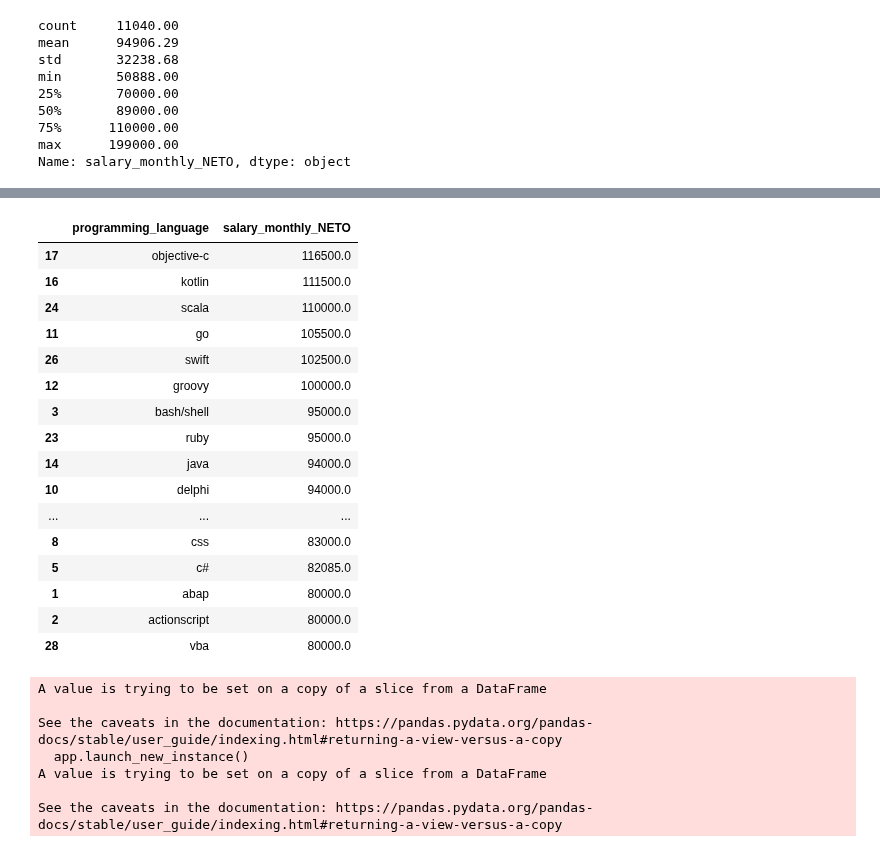
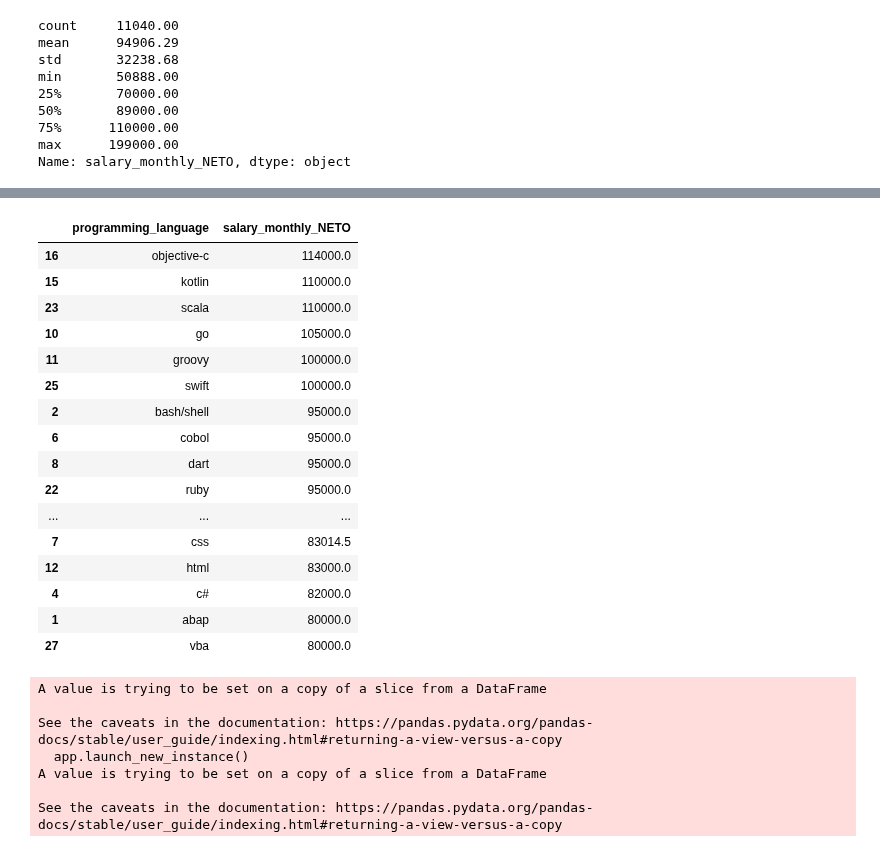
Before and after one commit to pablonicolasr/diplodatos-ayvd-2022-grupo32, a Jupyter notebook: diplodatos_ayvd_entregable1_parte1_v1.ipynb, the cells around one changed output, grey strips where cells are left out. Cells and saved outputs as stored; diff of their text form; code cells hidden in the pictures.

```diff
--- a/diplodatos_ayvd_entregable1_parte1_v1.ipynb
+++ b/diplodatos_ayvd_entregable1_parte1_v1.ipynb
@@ -191,5 +300,5 @@ def delete_nan_values(df, relevant_columns):
   return df
 # %%
-df2 = delete_nan_values(df, relevant_columns)
+df2 = clean_dataframe(df, salary_COL)
 df2[:5]
 # %% [output]
@@ -221,6 +368,10 @@ Las siguientes celdas de código separan estos lenguajes de programación y cuen
 
 No es necesario entender este código en profundidad, aunque sí es un buen ejercicio.
 # %%
+relevant_columns = ['tools_programming_languages', 'salary_monthly_NETO', 'salary_monthly_BRUTO']
+
+df3 = df2.copy()
+df3 = df3[relevant_columns]
 # Convert the comma-separated string of languages to a list of string.
 # Remove 'ninguno de los anteriores' option, spaces and training commas.
 def split_languages(languages_str):
@@ -235,7 +386,7 @@ def split_languages(languages_str):
           for lang in languages_str.split()]
 
 # Create a new column with the list of languages
-df2.loc[:, 'cured_programming_languages'] = df2.tools_programming_languages\
+df3.loc[:, 'cured_programming_languages'] = df3.tools_programming_languages\
     .apply(split_languages)
 if 'cured_programming_languages' not in relevant_columns:
     relevant_columns.append('cured_programming_languages')
@@ -244,10 +395,10 @@ if 'cured_programming_languages' not in relevant_columns:
 # mentioned in the response.
 # We only include in df_lang the columns we are going to analyze later, so we
 # don't duplicate innecesary information.
-df_lang = df2.cured_programming_languages\
+df_lang = df3.cured_programming_languages\
     .apply(pd.Series).stack()\
     .reset_index(level=-1, drop=True).to_frame()\
-    .join(df2[relevant_columns])\
+    .join(df3[relevant_columns])\
     .rename(columns={0: 'programming_language'})
 # Horrible programming style! But a lot of data science code can be written with
 # as concatenations of functions (pipelines), and there's no elegant way of
@@ -260,3 +411,6 @@ df_lang[:5]
 | 0 | python | HTML, Javascript, Python | 63000.0 | 79000.0 | ... |
 | 1 | ninguno | Ninguno | 127000.0 | 160000.0 | ... |
 | 2 | bash/shell | Bash/Shell, C, CSS, HTML, Java, J... | 102000.0 | 130000.0 | ... |
+# %%
+df_lang = df_lang.reset_index(drop=True)
+df_lang[:5]
@@ -295,7 +456,7 @@ def delete_rows_low_frequency(df, language_count):
   # Delete rows where the programming language is equal to "ninguno".
   df.drop(df.index[df["programming_language"] == "ninguno"], inplace = True)
   # Iterate de rows of dataframe
-  for i, row in enumerate(language_count.itertuples(), 1):
+  for i, row in enumerate(language_count.itertuples(), 0):
     # If the frequency is less than 25, that row is removed.
     if int(row.frequency) < 25:
       df.drop(df.index[df["programming_language"] == str(row.language)], inplace = True)
@@ -428,21 +596,21 @@ df_new.groupby('programming_language', as_index=False)['salary_monthly_NETO'].me
 # %%
-df_new.groupby('programming_language', as_index=False)['salary_monthly_NETO'].median().sort_values(by=['salary_monthly_NETO'], ascending=False)
+df_lang.groupby('programming_language', as_index=False)['salary_monthly_NETO'].median().sort_values(by=['salary_monthly_NETO'], ascending=False)
 # %% [output]
 |  | programming_language | salary_monthly_NETO |
-| 17 | objective-c | 116500.0 |
-| 16 | kotlin | 111500.0 |
-| 24 | scala | 110000.0 |
-| 11 | go | 105500.0 |
-| 26 | swift | 102500.0 |
-| 12 | groovy | 100000.0 |
-| 3 | bash/shell | 95000.0 |
-| 23 | ruby | 95000.0 |
-| 14 | java | 94000.0 |
-| 10 | delphi | 94000.0 |
+| 16 | objective-c | 114000.0 |
+| 15 | kotlin | 110000.0 |
+| 23 | scala | 110000.0 |
+| 10 | go | 105000.0 |
+| 11 | groovy | 100000.0 |
+| 25 | swift | 100000.0 |
+| 2 | bash/shell | 95000.0 |
+| 6 | cobol | 95000.0 |
+| 8 | dart | 95000.0 |
+| 22 | ruby | 95000.0 |
 | ... | ... | ... |
-| 8 | css | 83000.0 |
-| 5 | c# | 82085.0 |
+| 7 | css | 83014.5 |
+| 12 | html | 83000.0 |
+| 4 | c# | 82000.0 |
 | 1 | abap | 80000.0 |
-| 2 | actionscript | 80000.0 |
-| 28 | vba | 80000.0 |
+| 27 | vba | 80000.0 |
 # %%
```
Also changed, not shown: parts of 98 cells of this notebook.
